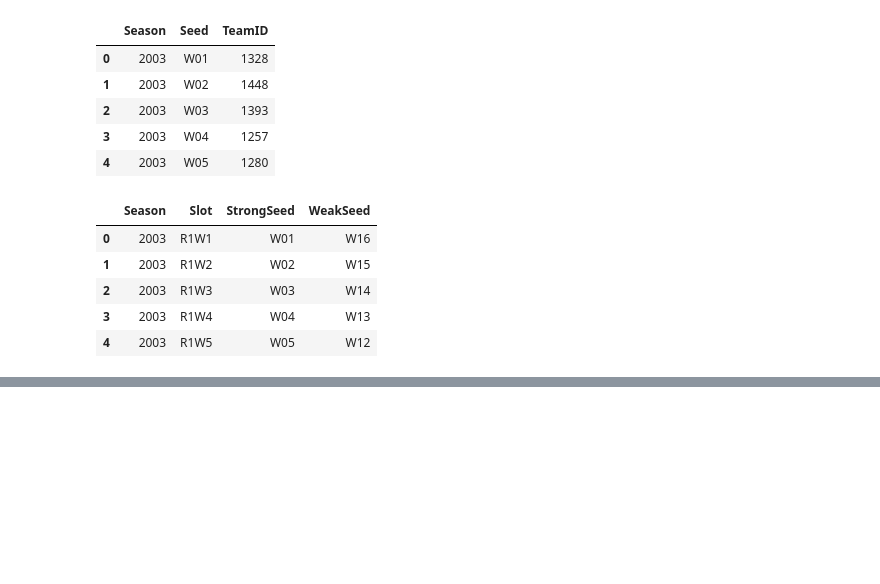
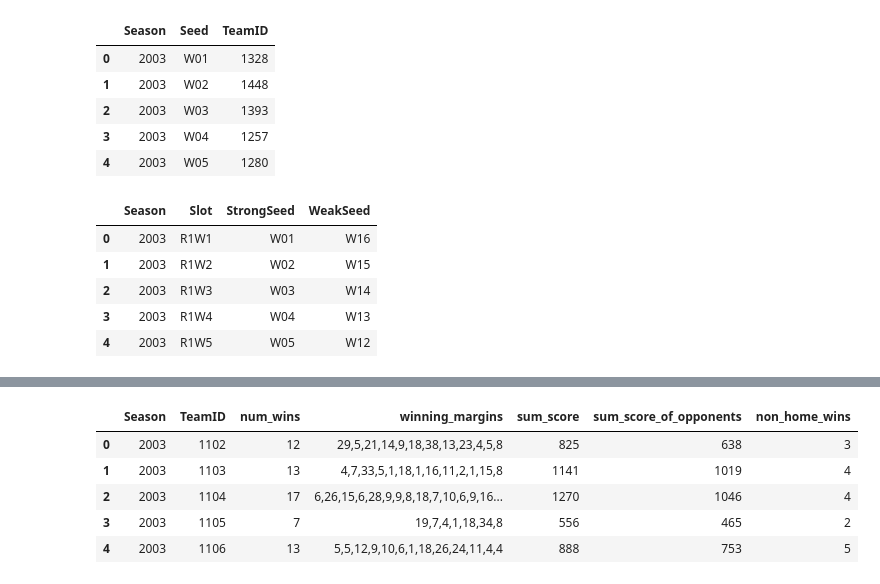
Before and after one commit to dylanfarrell/march-madness-bracket-prediction, a Jupyter notebook: basic_feature_engineering.ipynb, the cells around one changed output, grey strips where cells are left out. Cells and saved outputs as stored; diff of their text form; code cells hidden in the pictures; blank space fills up the shorter version.

```diff
--- a/basic_feature_engineering.ipynb
+++ b/basic_feature_engineering.ipynb
@@ -222,0 +116,22 @@ season_stats_basic.groupby('Season').sum()
+# %%
+# aggregate data for when team is the winning team
+wins_q = '''
+SELECT
+    Season, WTeamID AS TeamID,
+    COUNT() as num_wins,
+    GROUP_CONCAT(WScore - LScore) as winning_margins,
+    SUM(WScore) sum_score,
+    SUM(LScore) sum_score_of_opponents,
+    SUM(CASE WHEN WLoc == 'A' OR WLoc == 'N' THEN 1 ELSE 0 END) non_home_wins
+FROM regular_season_detailed
+GROUP BY 1, 2
+'''
+wins = sqldf(wins_q)
+wins.head()
+# %% [output]
+|  | Season | TeamID | num_wins | winning_margins | sum_score | sum_score_of_opponents | non_home_wins |
+| 0 | 2003 | 1102 | 12 | 29,5,21,14,9,18,38,13,23,4,5,8 | 825 | 638 | 3 |
+| 1 | 2003 | 1103 | 13 | 4,7,33,5,1,18,1,16,11,2,1,15,8 | 1141 | 1019 | 4 |
+| 2 | 2003 | 1104 | 17 | 6,26,15,6,28,9,9,8,18,7,10,6,9,16... | 1270 | 1046 | 4 |
+| 3 | 2003 | 1105 | 7 | 19,7,4,1,18,34,8 | 556 | 465 | 2 |
+| 4 | 2003 | 1106 | 13 | 5,5,12,9,10,6,1,18,26,24,11,4,4 | 888 | 753 | 5 |
```
Also changed, not shown: parts of 32 cells of this notebook.
